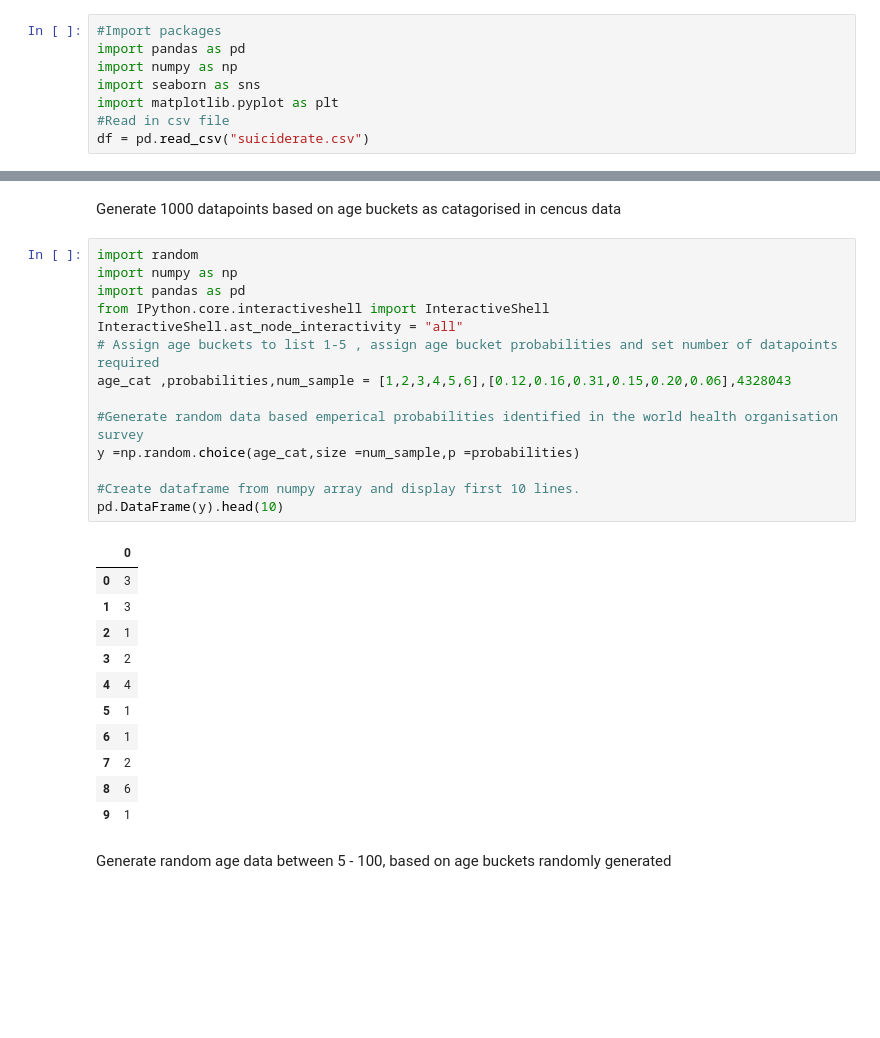
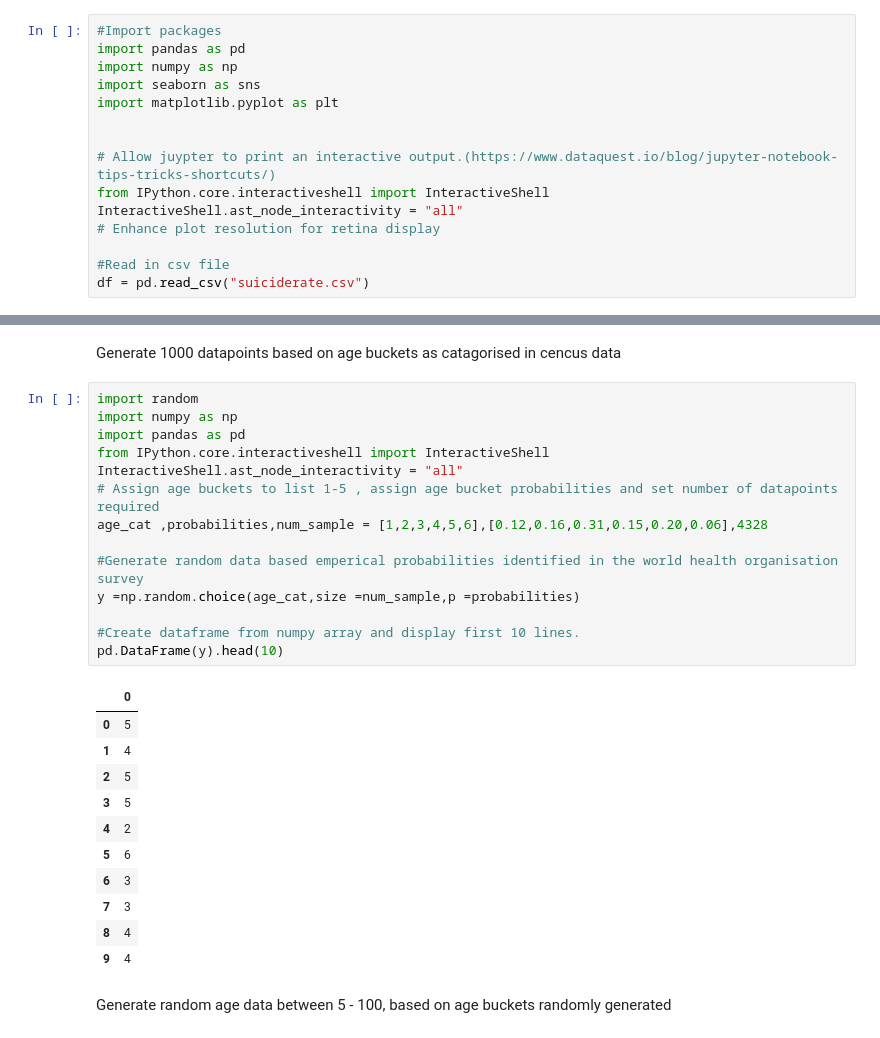
Before and after one commit to roisinanglim/suicide_rates, a Jupyter notebook: suicide _rates_data_simulation.ipynb, the cells around one changed output, grey strips where cells are left out. Cells and saved outputs as stored; diff of their text form; blank space fills up the shorter version.

```diff
--- a/suicide _rates_data_simulation.ipynb
+++ b/suicide _rates_data_simulation.ipynb
@@ -19,6 +19,13 @@ import pandas as pd
 import numpy as np
 import seaborn as sns
 import matplotlib.pyplot as plt
+
+
+# Allow juypter to print an interactive output.(https://www.dataquest.io/blog/jupyter-notebook-tips-tricks-shortcuts/)
+from IPython.core.interactiveshell import InteractiveShell
+InteractiveShell.ast_node_interactivity = "all"
+# Enhance plot resolution for retina display
+
 #Read in csv file
 df = pd.read_csv("suiciderate.csv")
 # %% [markdown]
@@ -114,29 +122,29 @@ Generate 1000 datapoints based on age buckets as catagorised in cencus data
 # %%
 import random
 import numpy as np
 import pandas as pd
 from IPython.core.interactiveshell import InteractiveShell
 InteractiveShell.ast_node_interactivity = "all"
 # Assign age buckets to list 1-5 , assign age bucket probabilities and set number of datapoints required
-age_cat ,probabilities,num_sample = [1,2,3,4,5,6],[0.12,0.16,0.31,0.15,0.20,0.06],4328043
+age_cat ,probabilities,num_sample = [1,2,3,4,5,6],[0.12,0.16,0.31,0.15,0.20,0.06],4328
 
 #Generate random data based emperical probabilities identified in the world health organisation survey
 y =np.random.choice(age_cat,size =num_sample,p =probabilities)
 
 #Create dataframe from numpy array and display first 10 lines.
 pd.DataFrame(y).head(10)
 # %% [output]
 |  | 0 |
-| 0 | 3 |
-| 1 | 3 |
-| 2 | 1 |
-| 3 | 2 |
-| 4 | 4 |
-| 5 | 1 |
-| 6 | 1 |
-| 7 | 2 |
-| 8 | 6 |
-| 9 | 1 |
+| 0 | 5 |
+| 1 | 4 |
+| 2 | 5 |
+| 3 | 5 |
+| 4 | 2 |
+| 5 | 6 |
+| 6 | 3 |
+| 7 | 3 |
+| 8 | 4 |
+| 9 | 4 |
 # %% [markdown]
 Generate random age data between 5 - 100, based on age buckets randomly generated
 # %%
```
Also changed, not shown: parts of 7 cells of this notebook.
